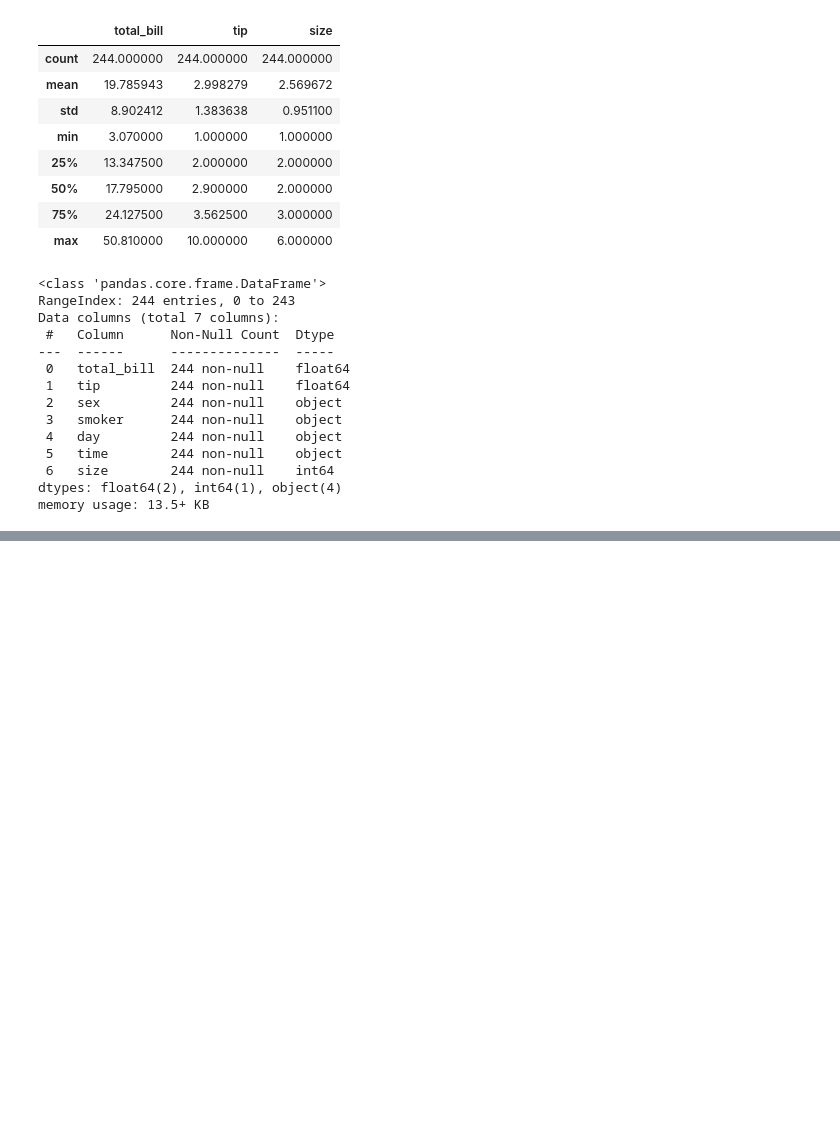
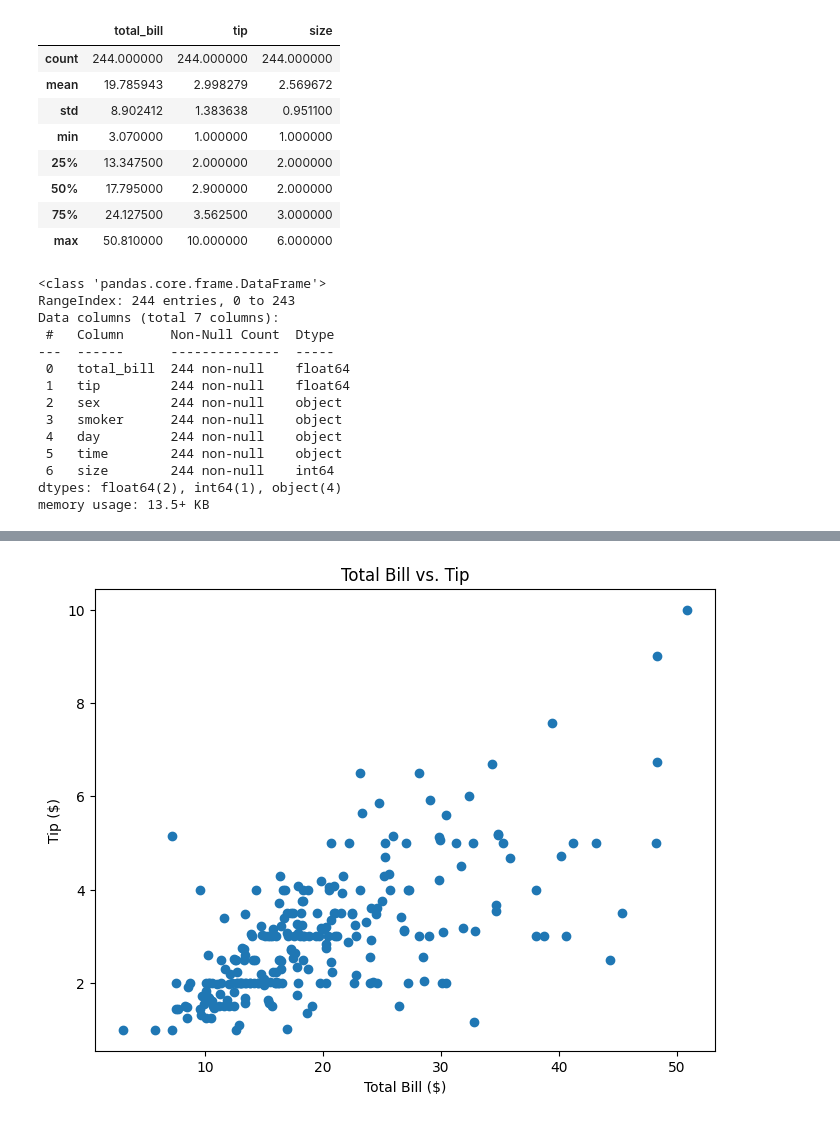
Before and after one commit to Sego-Putswane/CSV-reader, a Jupyter notebook: notebooks/csv_reader.ipynb, the cells around one changed output, grey strips where cells are left out. Drawn from its saved outputs; the diff is of its cells as text; code cells hidden in the pictures; blank space fills up the shorter version.

Commit message:
"Added scatter plot to visualize total bill vs tip relationship"

```diff
--- a/notebooks/csv_reader.ipynb
+++ b/notebooks/csv_reader.ipynb
@@ -42,0 +63,17 @@ memory usage: 13.5+ KB
+# %%
+import matplotlib.pyplot as plt
+import seaborn as sns
+import pandas as pd
+
+# Load the tips dataset
+tips = sns.load_dataset("tips")
+
+# Create the scatter plot
+plt.figure(figsize=(8, 6))
+plt.scatter(tips['total_bill'], tips['tip'])
+plt.xlabel('Total Bill ($)')
+plt.ylabel('Tip ($)')
+plt.title('Total Bill vs. Tip')
+plt.show()
+# %% [output]
+[figure, added]
```
Also changed, not shown: parts of 1 cell of this notebook.
